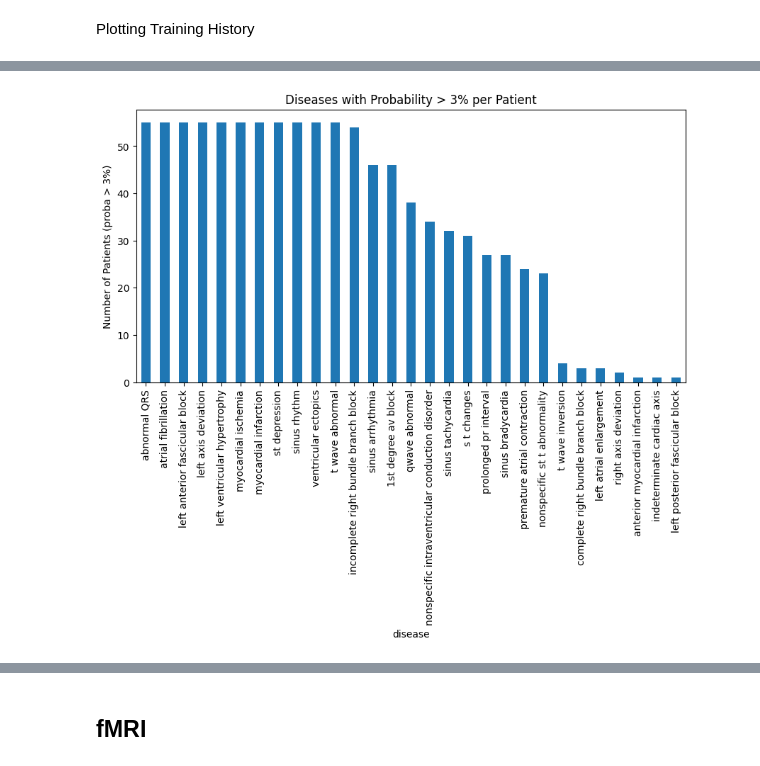
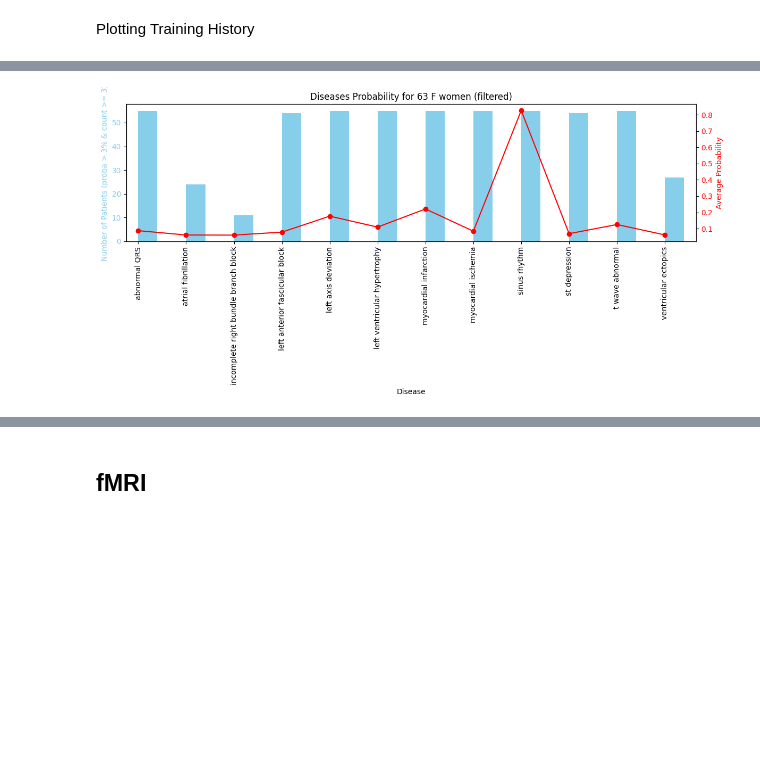
Before and after one commit to bungerz/firstDataAnalysis, a Jupyter notebook: Hackathon_AI_Health.ipynb, the cells around one changed output, grey strips where cells are left out. Saved outputs shown, nothing was run; the diff lists cells and outputs as text; code cells hidden in the pictures; blank space fills up the shorter version.

```diff
--- a/Hackathon_AI_Health.ipynb
+++ b/Hackathon_AI_Health.ipynb
@@ -553,6 +547,11 @@ for patient_id in ecg_ref_63_F['patient_id'].to_list():
 # - disease_to_index is your {disease_name: index} mapping
 # - final_df contains your patients and their ECG file paths
 # - all_ecg_paths is a list of ECG file paths in the same order as final_df
+
+
+# Set your minimum count threshold
+min_count = len(ecg_paths_63_F)/10  # Change as needed
+min_proba = 0.06
 
 # Get the reverse mapping for index to disease name
 index_to_disease = {idx: disease for disease, idx in disease_to_index.items()}
@@ -565,9 +564,9 @@ for ecg_path in ecg_paths_63_F:
     ecg = wfdb.rdrecord(ecg_path.replace(".hea", "")).p_signal[:1000, :]
     ecg = (ecg - np.mean(ecg, axis=0, keepdims=True)) / (np.std(ecg, axis=0, keepdims=True) + 1e-8)
     ecg = ecg[np.newaxis, ...]
-    probs = model.predict(ecg)[0]
+    probs = model.predict(ecg,verbose='No')[0]
     # Get all diseases with probability > 3%
-    indices = np.where(probs > 0.03)[0]
+    indices = np.where(probs > min_proba)[0]
     for idx in indices:
         all_patient_paths.append(ecg_path)
         all_top_diseases.append(index_to_disease[idx])
@@ -582,10 +581,33 @@ df_all = pd.DataFrame({
 
 print(df_all.sort_values('probability', ascending=False))
 
-# Optional: Plot the frequency of each disease above 3%
-plt.figure(figsize=(10, 5))
-df_all['disease'].value_counts().plot(kind='bar')
-plt.ylabel('Number of Patients (proba > 3%)')
-plt.title('Diseases with Probability > 3% per Patient')
+
+# Filter diseases by count
+disease_counts = df_all['disease'].value_counts()
+diseases_to_keep = disease_counts[disease_counts >= min_count].index
+
+# Filter df_all to keep only those diseases
+df_filtered = df_all[df_all['disease'].isin(diseases_to_keep)]
+
+# Recompute counts and means on filtered data
+disease_counts_filtered = df_filtered['disease'].value_counts().sort_index()
+disease_means_filtered = df_filtered.groupby('disease')['probability'].mean().sort_index()
+
+fig, ax1 = plt.subplots(figsize=(12, 6))
+
+# Bar plot for number of patients
+disease_counts_filtered.plot(kind='bar', color='skyblue', ax=ax1, position=0, width=0.4)
+ax1.set_ylabel('Number of Patients (proba > 3% & count >= 3)', color='skyblue')
+ax1.set_xlabel('Disease')
+ax1.tick_params(axis='y', labelcolor='skyblue')
+ax1.set_title('Diseases Probability for 63 F women (filtered)')
+
+# Line plot for average probability
+ax2 = ax1.twinx()
+disease_means_filtered.plot(kind='line', color='red', marker='o', ax=ax2)
+ax2.set_ylabel('Average Probability', color='red')
+ax2.tick_params(axis='y', labelcolor='red')
+
+plt.tight_layout()
 plt.show()
 # %% [output]
@@ -609 +631 @@ plt.show()
-[figure, old version]
+[figure, new version]
```
Also changed, not shown: parts of 14 cells of this notebook.
